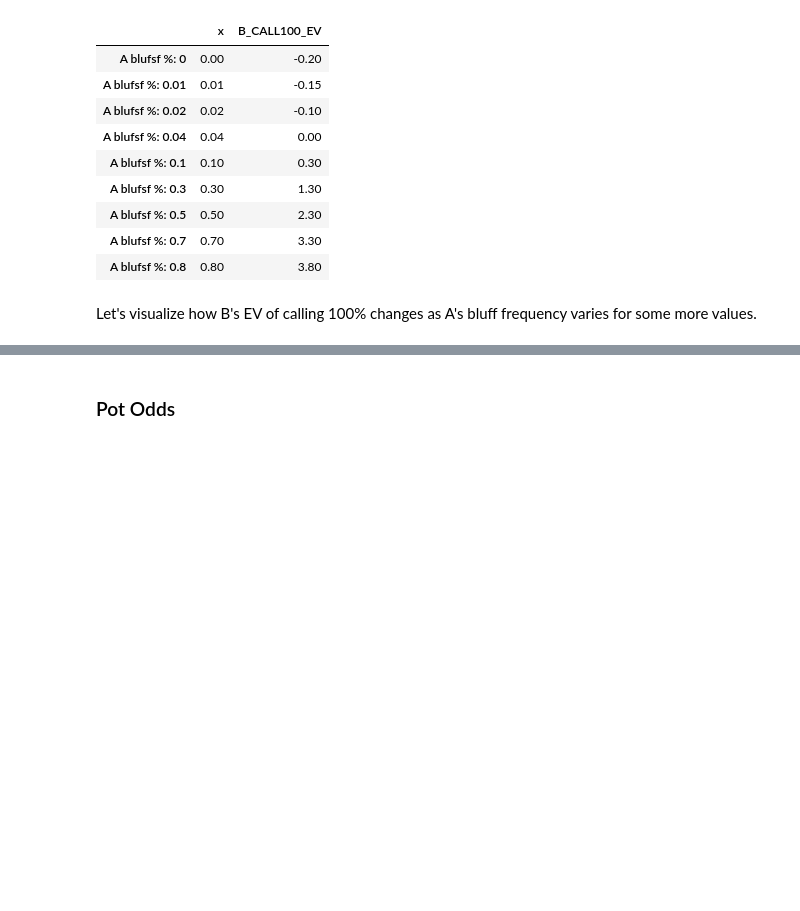
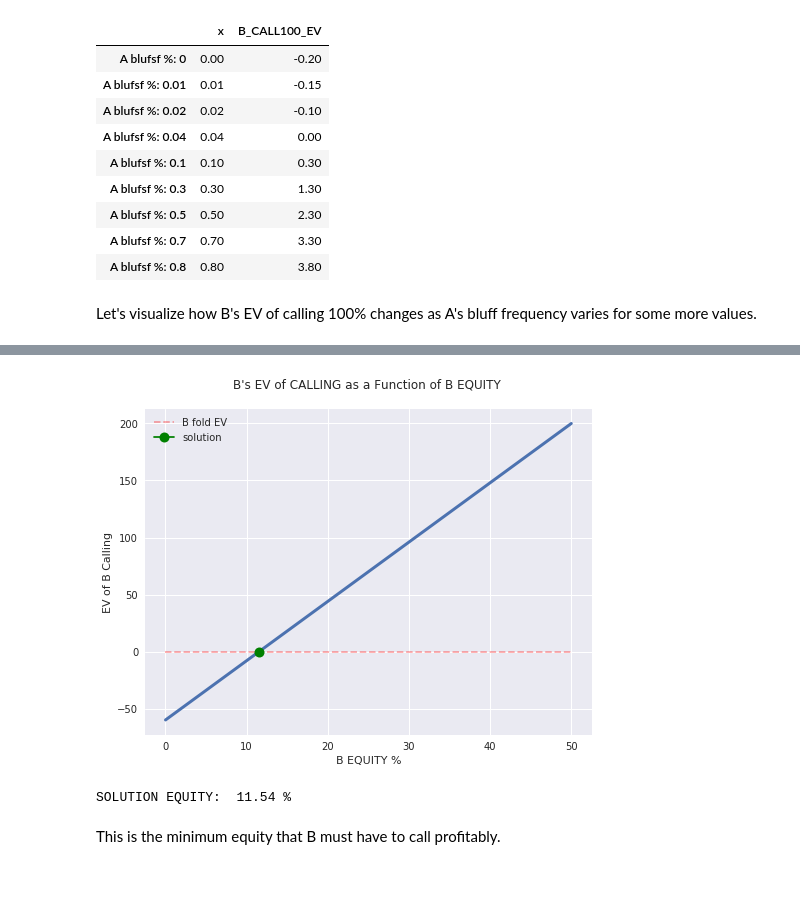
Before and after one commit to HigginTown/mathematics-of-poker, a Jupyter notebook: chapter_notebooks/part_two/p2c4.ipynb, the cells around one changed output, grey strips where cells are left out. Saved outputs shown, nothing was run; the diff lists cells and outputs as text; code cells hidden in the pictures; blank space fills up the shorter version.

```diff
--- a/chapter_notebooks/part_two/p2c4.ipynb
+++ b/chapter_notebooks/part_two/p2c4.ipynb
@@ -106,0 +190,22 @@ plt.show()
+# %%
+# now that the function seems to be working correctly, let's plot this for some equities
+
+def make_chart(equity_list):
+    EV_ARRAY = []
+    for equity in equity_list:
+        EV_ARRAY.append(B_CALL_EV_GIVEN_EQUITY(equity))
+
+    # for pretty printing
+    EV_ARRAY = [round(i, 2) for i in EV_ARRAY]
+
+    COLUMNS = ['B_EV_CALL']
+    INDEX = [round(i*100, 1) for i in equity_list]
+
+    df = pd.DataFrame(data = EV_ARRAY, index=INDEX, columns=COLUMNS)
+    df.index.name = 'EQUITY %'
+    return df
+
+import numpy as np
+# create some equities
+equities = np.linspace(start=0, stop=.5, num=9)
+df = make_chart(equities)
@@ -107,2 +240,32 @@ plt.show()
+# %%
+# let's plot this
+
+fig = plt.figure(figsize=(8,6))
+plt.plot(df.index.values*100, df.B_EV_CALL, linewidth=3)
+plt.plot(df.index.values*100, [0 for i in df.index.values], 'r--', alpha=.35, label = 'B fold EV')
+plt.plot([11.53], [0], marker='o', markersize=10, color="green", label='solution')
+plt.legend(loc='upper left')
+
+plt.title("B's EV of CALLING as a Function of B EQUITY \n")
+plt.xlabel("B EQUITY %")
+plt.ylabel("EV of B Calling")
+
+
+plt.savefig('Example-4.2-POTODDS-CALLING-FREQ.png')
+plt.show()
+# %% [output]
+[figure, added]
+# %%
+# we can also use some functions from scipy
+from scipy.optimize import fsolve
+
+starting_guess = 0.0 # lower bound equity to start checking
+
+answer = fsolve(B_CALL_EV_GIVEN_EQUITY, starting_guess)[0]
+print ("SOLUTION EQUITY: ", round(answer*100, 2), "%")
+# %% [output]
+SOLUTION EQUITY:  11.54 %
+# %% [markdown]
+This is the minimum equity that B must have to call profitably.
 # %% [markdown]
-### Pot Odds
+###
```
Also changed, not shown: parts of 14 cells of this notebook, 3 other files.
